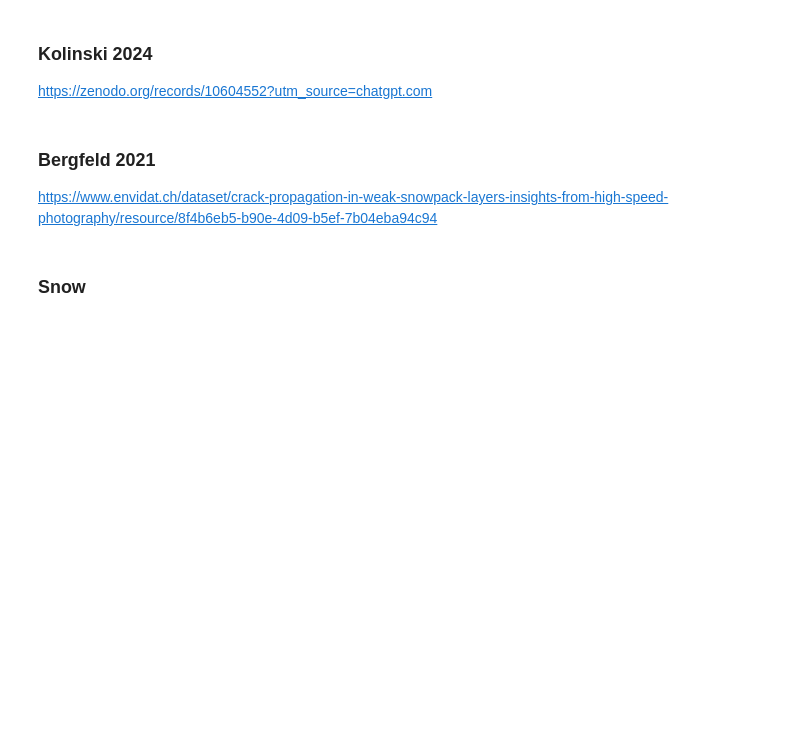
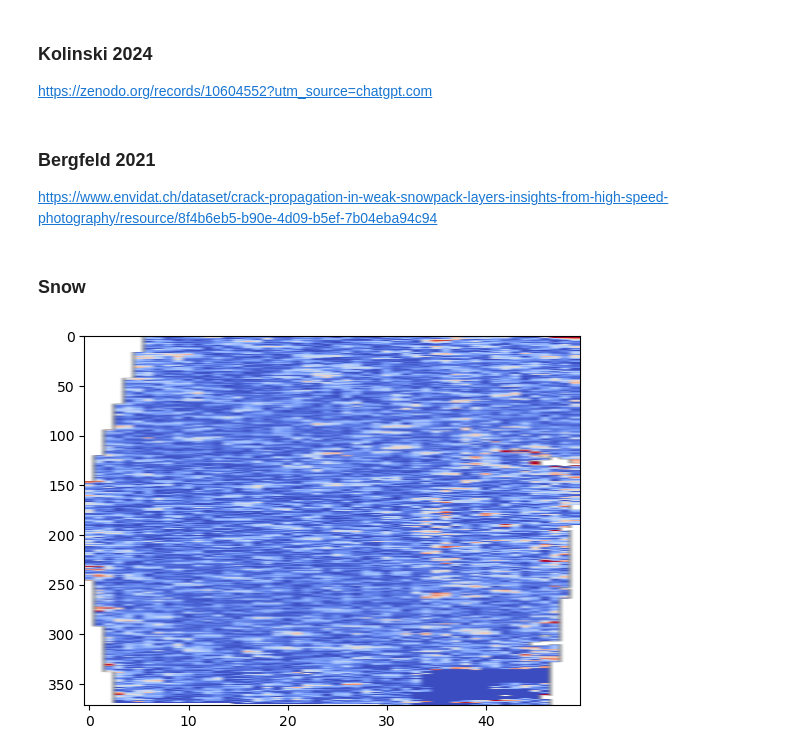
Before and after one commit to vicioms/camilla, a Jupyter notebook: cracks/viewer.ipynb, the cells around one changed output. Saved outputs shown, nothing was run; the diff lists cells and outputs as text; code cells hidden in the pictures; blank space fills up the shorter version.

```diff
--- a/cracks/viewer.ipynb
+++ b/cracks/viewer.ipynb
@@ -27,11 +27,18 @@ https://gigadb.org/dataset/100118?utm_source=chatgpt.com
 
 https://zenodo.org/records/10604552?utm_source=chatgpt.com
 # %%
-kolinski_root = "Kolinski_et_al_2024/segmented_3D_crack_stacks/local_propagation/"
+kolinski_root = "data/Kolinski_et_al_2024/segmented_3D_crack_stacks/local_propagation/"
 kolinski_files = list(sorted(Path(kolinski_root).glob("*.tif")))
-kolinski_info = pd.read_excel("Kolinski_et_al_2024/segmented_3D_crack_stacks/sample_info.xlsx", sheet_name="local_propagation")
+kolinski_info = pd.read_excel("data/Kolinski_et_al_2024/segmented_3D_crack_stacks/sample_info.xlsx", sheet_name="local_propagation")
 # %%
 for sample_name, sample_info in kolinski_info.groupby("sample"):
+    #fig = go.Figure()
+    #fig.update_layout(title=sample_name, scene=dict(
+    #    xaxis_title='X (um)',
+    #    yaxis_title='Y (um)',
+    #    zaxis_title='Z (um)',
+    #    aspectmode='data'))
+    print(sample_name)
     boundaries_time_series = {'time': [], 'z': [], 'boundary': []}
     meshes = {}
     for sample_t_name, info in sample_info.iterrows():
@@ -43,6 +50,7 @@ for sample_name, sample_info in kolinski_info.groupby("sample"):
         z_end = info["s_end"]
         data = io.imread(file_name)
         data = data[z_start:z_end]
+        #plt.imshow(data[data.shape[0]//2])
         labelled_data = morphology.label(data)
         labels_data, counts_data = np.unique(labelled_data, return_counts=True)
         if labels_data[0] == 0:
@@ -50,10 +58,16 @@ for sample_name, sample_info in kolinski_info.groupby("sample"):
             counts_data = counts_data[1:]
         largest_label_data = labels_data[np.argmax(counts_data)]
         data = (labelled_data == largest_label_data).astype(float)
+        crack_tips = []
         verts, faces, normals, values = measure.marching_cubes(data, level=0.5, spacing=(info['xy_scale_um'], info['xy_scale_um'], info['z_scale_um']))
 
         meshes[crack_time] = (verts, faces)
+        nrows = 5
+        ncols = int(np.ceil(len(data) / nrows))
+        fig, axs = plt.subplots(nrows, ncols, figsize=(5*ncols, 5*nrows))
+        axs = axs.flatten()
         for i in range(data.shape[0]):
+
             boundaries = segmentation.find_boundaries(data[i], mode='inner')
             labelled_boundaries = morphology.label(boundaries)
             labels, counts = np.unique(labelled_boundaries, return_counts=True)
@@ -64,7 +78,18 @@ for sample_name, sample_info in kolinski_info.groupby("sample"):
                 counts = counts[1:]
             largest_label = labels[np.argmax(counts)]
             boundary = np.argwhere(labelled_boundaries == largest_label)
+            xy_crack_tip = boundary[np.argmax(boundary[:, 1])]*info['xy_scale_um']
+            crack_tip = np.array([ (z_start + i) * info['z_scale_um'], xy_crack_tip[0], xy_crack_tip[1] ])
+            axs[i].imshow(data[i].T, cmap='gray', origin='lower')
+            axs[i].plot(boundary[:, 0], boundary[:, 1], lw=3, c='r', label='Boundary')
+            axs[i].scatter(xy_crack_tip[0]/info['xy_scale_um'], xy_crack_tip[1]/info['xy_scale_um'], c='b', s=100, label='Crack Tip')
+            crack_tips.append(crack_tip)
             boundaries_time_series['time'].append(crack_time)
             boundaries_time_series['z'].append(z_start + i)
             boundaries_time_series['boundary'].append(boundary*info['xy_scale_um'])
+        crack_tips = np.array(crack_tips)
+        plt.show()
+        #fig.add_trace(go.Scatter3d(x=crack_tips[:, 1], y=crack_tips[:, 2], z=crack_tips[:, 0], mode='markers', name=f'Time {crack_time}'))
+        #plt.plot(crack_tips[:, 1], crack_tips[:, 2])
+    #fig.show()
     boundaries_time_series = pd.DataFrame(boundaries_time_series)
@@ -91,7 +120,7 @@ https://www.envidat.ch/dataset/crack-propagation-in-weak-snowpack-layers-insight
 # %%
 import netCDF4 as nc
 # %%
-data = nc.Dataset("Snow/PST1.nc")
+data = nc.Dataset("data/Snow/PST1.nc")
 # %%
 crack_mask = np.asarray(data.variables['crack_mask'])
 SL_mask = np.asarray(data.variables['SL_mask'])
@@ -105,15 +134,18 @@ disp_x_rs = np.asarray(data.variables['disp_x_rs'])
 disp_z_rs = np.asarray(data.variables['disp_z_rs'])
 # %%
 disp_norm = np.sqrt(disp_z_rs**2 + disp_x_rs**2)
+var =np.sqrt(np.diff(disp_x_rs, axis=0)**2 + np.diff(disp_z_rs, axis=0)**2)
 # %%
 fig, ax = plt.subplots()
-displ_im = ax.imshow(np.zeros_like(disp_norm[0]), vmin=0, vmax=1)
+displ_im = ax.imshow(np.zeros_like(var[0]), vmin=np.nanquantile(var, 0.01), vmax=np.nanquantile(var, 0.99), cmap='coolwarm')
 #ax.set_xlim(-1, n_cells+1)
 ax.set_aspect('auto', adjustable='box')
 display_handle = display(fig, display_id=True)
-for time in range(0, disp_norm.shape[0],50):
-    diff = np.abs(disp_norm[time] - disp_norm[0]) > 1e-3
-    diff[~np.isfinite(diff)] = 0
-    displ_im.set_data(diff)
+for time in range(0, var.shape[0],50):
+    #diff = np.abs(disp_norm[time] - disp_norm[0]) > 1e-3
+    #diff[~np.isfinite(diff)] = 0
+    displ_im.set_data(var[time])
     display_handle.update(fig)
 plt.close()
+# %% [output]
+[figure, added]
```
Also changed, not shown: parts of 1 cell of this notebook, 26 other files.
